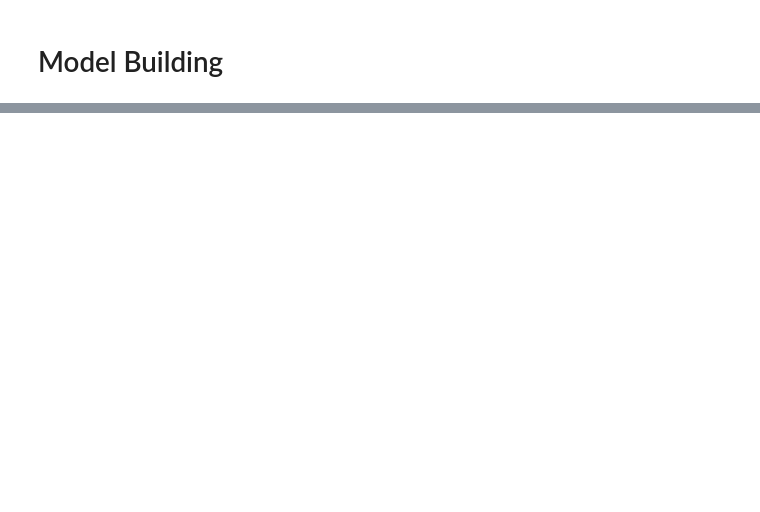
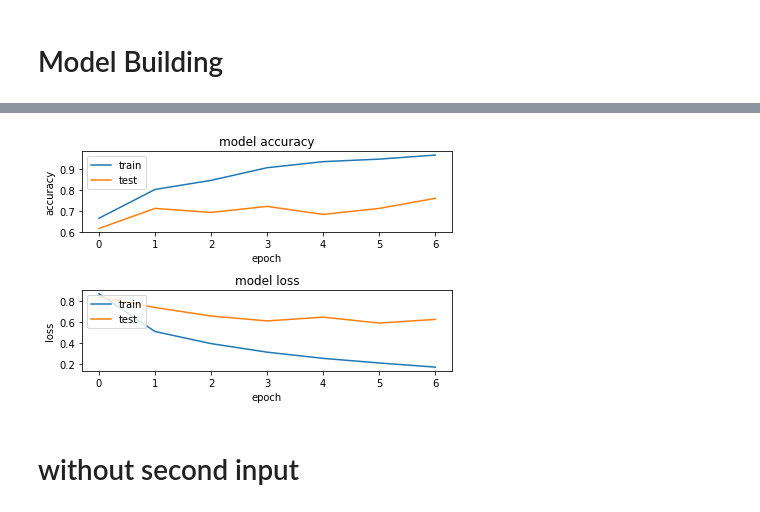
Before and after one commit to CSCI4850/S19-team3-project, a Jupyter notebook: LSTM1.ipynb, the cells around one changed output, grey strips where cells are left out. Drawn from its saved outputs; the diff is of its cells as text; code cells hidden in the pictures; blank space fills up the shorter version.

Commit message:
initial testing without features

```diff
--- a/LSTM1.ipynb
+++ b/LSTM1.ipynb
@@ -261,0 +250,2 @@ plt.show()
+# %%
+x = student_data[:,1:32]
@@ -261,0 +255,11 @@ plt.show()
+# %%
+# split data into training and testing data
+x_train = x[0:518,:]
+x_test = x[519:649,:]
+# %%
+# train on training data!
+history = model.fit(x_train, y_train,
+                    batch_size = 32,
+                    epochs = 7,
+                    verbose = 0,
+                    validation_split = 0.2)
@@ -261,0 +275,31 @@ plt.show()
+# %%
+# plot the data
+
+plt.figure(1)
+
+# summarize history for accuracy
+
+plt.subplot(211)
+plt.plot(history.history['acc'])
+plt.plot(history.history['val_acc'])
+plt.title('model accuracy')
+plt.ylabel('accuracy')
+plt.xlabel('epoch')
+plt.legend(['train','test'], loc ='upper left')
+
+# summarize history for loss
+
+plt.subplot(212)
+plt.plot(history.history['loss'])
+plt.plot(history.history['val_loss'])
+plt.title('model loss')
+plt.ylabel('loss')
+plt.xlabel('epoch')
+plt.legend(['train','test'], loc ='upper left')
+
+plt.tight_layout()
+plt.show()
+# %% [output]
+[figure, added]
+# %% [markdown]
+# without second input
```
Also changed, not shown: parts of 247 cells of this notebook.
